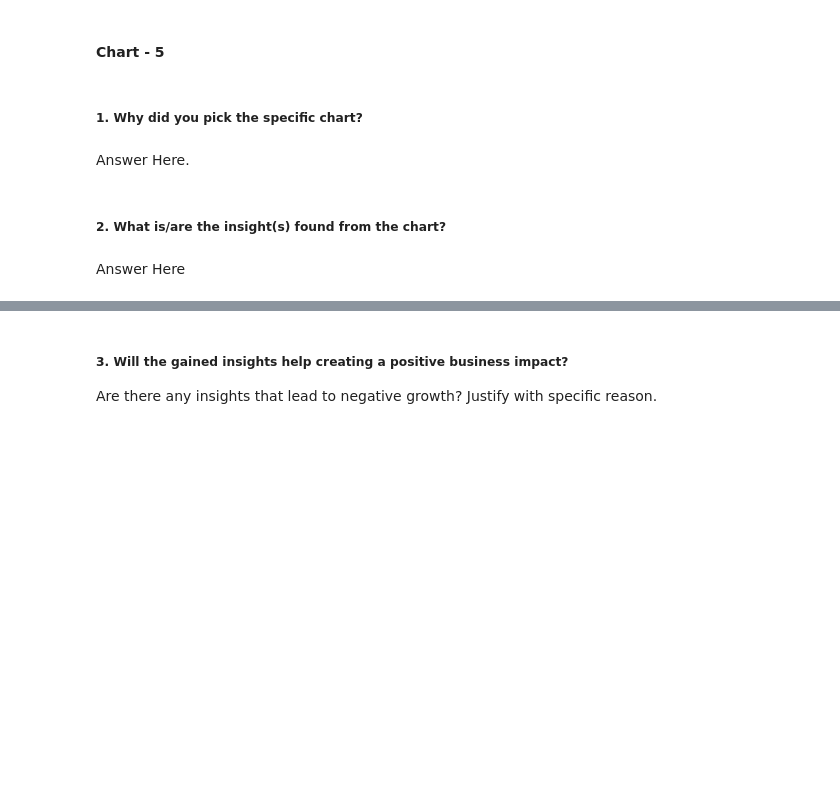
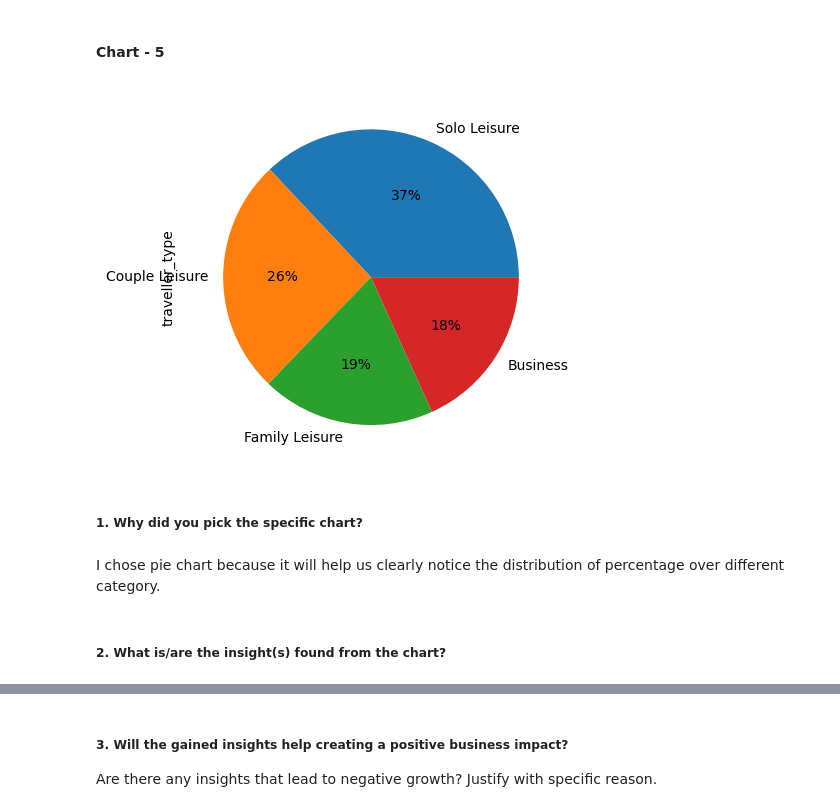
Before and after one commit to balaji-89/Airline_Passenger_Referral_Prediction, a Jupyter notebook: Solution/PassengerReferral.ipynb, the cells around one changed output, grey strips where cells are left out. Drawn from its saved outputs; the diff is of its cells as text; code cells hidden in the pictures; blank space fills up the shorter version.

```diff
--- a/Solution/PassengerReferral.ipynb
+++ b/Solution/PassengerReferral.ipynb
@@ -515,11 +520,13 @@ Answer Here
 #### Chart - 5
 # %%
 # Chart - 5 visualization code
+df.traveller_type.value_counts().plot.pie(autopct='%1.0f%%')
+plt.show()
+# %% [output]
+[figure, added]
 # %% [markdown]
 ##### 1. Why did you pick the specific chart?
-# %% [markdown]
-Answer Here.
+# %% [markdown]
+I chose pie chart because it will help us clearly notice the distribution of percentage over different category.
 # %% [markdown]
 ##### 2. What is/are the insight(s) found from the chart?
-# %% [markdown]
-Answer Here
```
Also changed, not shown: parts of 71 cells of this notebook.
